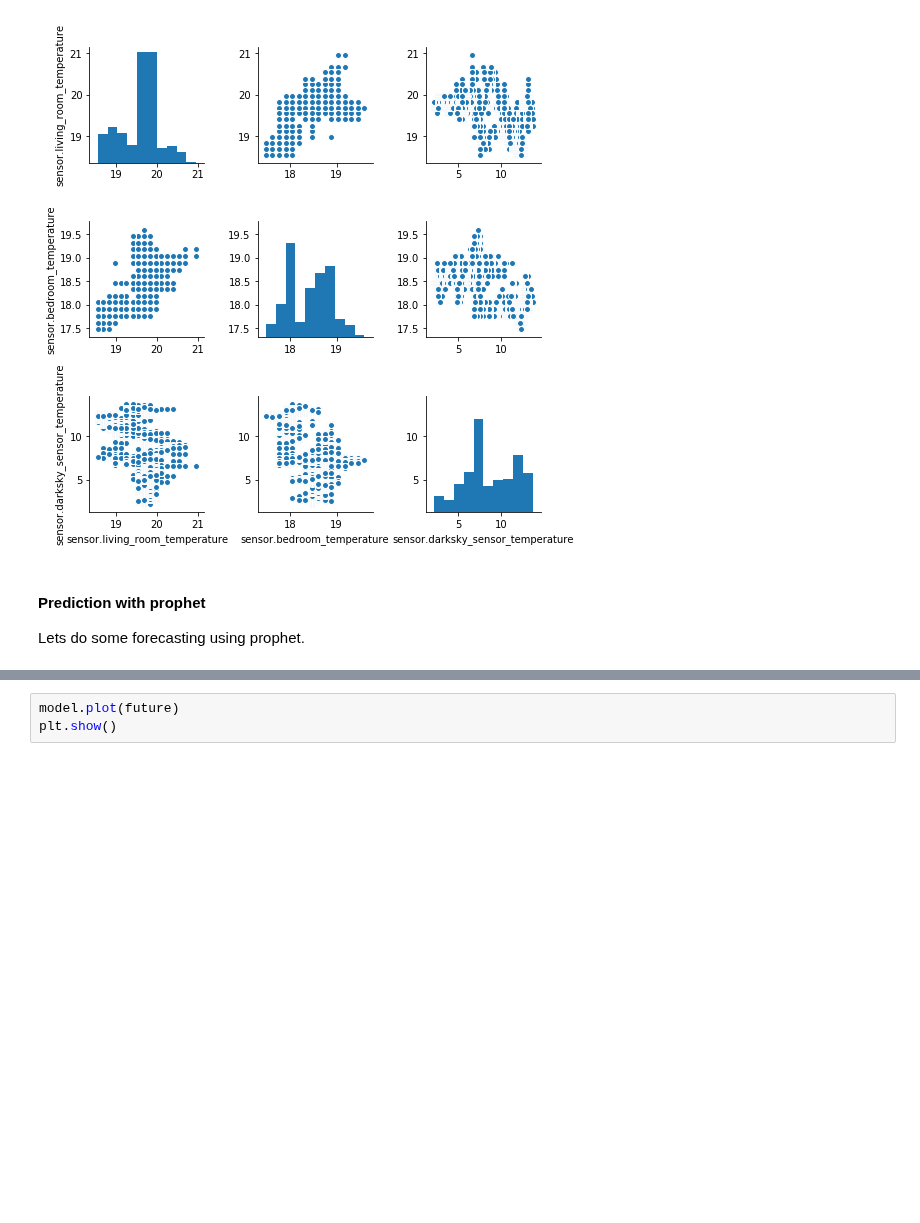
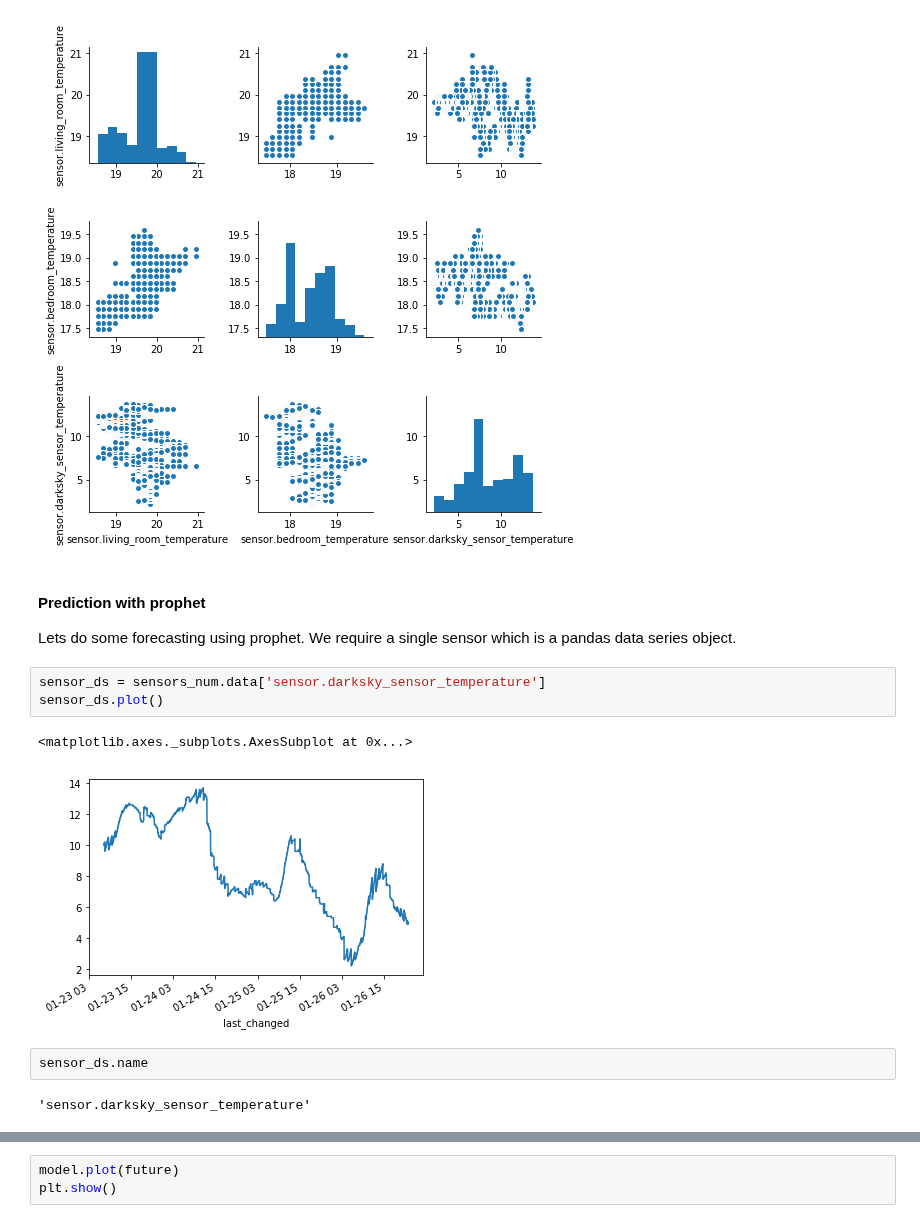
Before and after one commit to robmarkcole/HASS-data-detective, a Jupyter notebook: Usage of detective.ipynb, the cells around one changed output, grey strips where cells are left out. Saved outputs shown, nothing was run; the diff lists cells and outputs as text; blank space fills up the shorter version.

Commit message:
Update prophet

```diff
--- a/Usage of detective.ipynb
+++ b/Usage of detective.ipynb
@@ -110,4 +110,14 @@ sns.pairplot(sensors_num.data[to_plot])
 [figure]
 # %% [markdown]
 #### Prediction with prophet
-Lets do some forecasting using prophet.
+Lets do some forecasting using prophet. We require a single sensor which is a pandas data series object.
+# %%
+sensor_ds = sensors_num.data['sensor.darksky_sensor_temperature']
+sensor_ds.plot()
+# %% [output]
+<matplotlib.axes._subplots.AxesSubplot at 0x...>
+[figure, added]
+# %%
+sensor_ds.name
+# %% [output]
+'sensor.darksky_sensor_temperature'
```
Also changed, not shown: parts of 11 cells of this notebook, 2 other files.
